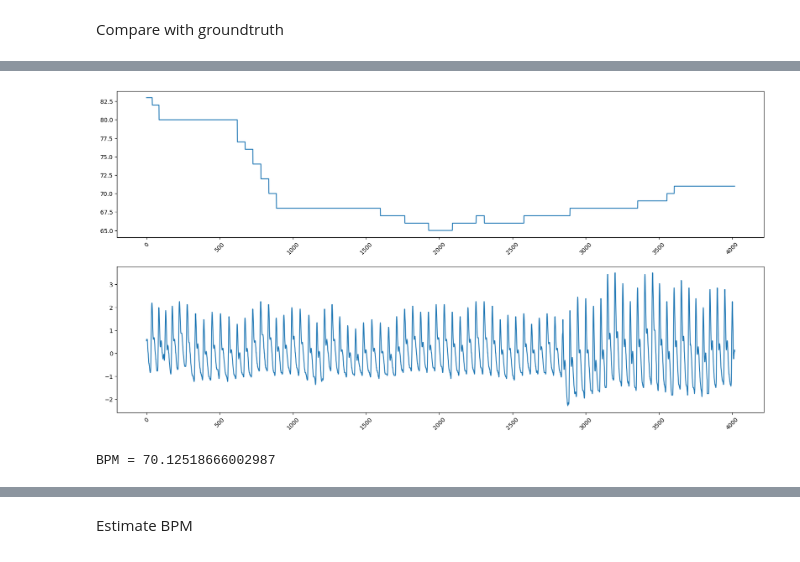
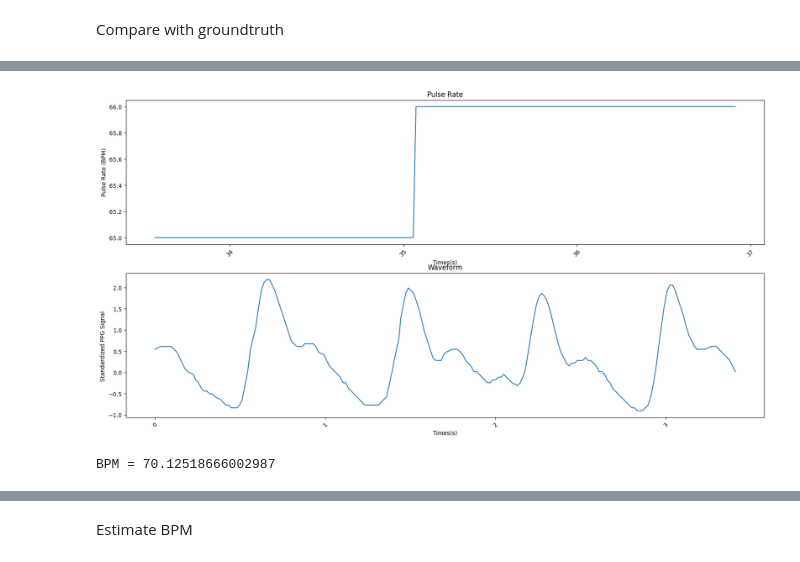
Before and after one commit to Ren1100/remote-PPG, a Jupyter notebook: test.ipynb, the cells around one changed output, grey strips where cells are left out. Saved outputs shown, nothing was run; the diff lists cells and outputs as text; code cells hidden in the pictures.

```diff
--- a/test.ipynb
+++ b/test.ipynb
@@ -13,10 +13,10 @@ import pandas as pd
 # %% [markdown]
 Load File
 # %%
-subject_name = '01-01'
+subject_name = '01-01/'
 dataset_path = 'PURE/'
 
-img_frame_path = dataset_path + subject_name + '/01-01/'
+img_frame_path = dataset_path + subject_name + subject_name
 
 png_list = glob(img_frame_path + '*.png')
 png_list.sort(key=lambda f: int(''.join(filter(str.isdigit, f))))
@@ -203,23 +213,17 @@ for file_name in png_list:
 
 # print(len(timestamps))
 
-formatted_times = []
+durations = []
 for ts in timestamps:
     # Convert nanoseconds to seconds
     timestamp_sec = int(ts) / 1e9
 
-    # Create a datetime object for the integer part of the timestamp
-    time = dt.datetime.fromtimestamp(timestamp_sec)
+    durations.append(timestamp_sec)
 
-    # Get the fractional seconds (2 decimal places)
-    fractional_sec = f"{timestamp_sec % 60:.2f}"
 
-    # Combine the minute and second part from the datetime object with fractional seconds
-    formatted_time = time.strftime("%M:%S") + fractional_sec[2:]  # Skip leading '0' in fractional seconds
-    formatted_times.append(formatted_time)
-
-formatted_times = sorted(formatted_times)
 # Print formatted times and original timestamps
 # print(len(formatted_times))
-# print(formatted_times[:5])
+first_duration = durations[0]
+video_durations = [duration - first_duration for duration in durations]
+print(video_durations[:15])
 # print(timestamps[:5])
@@ -328,57 +334,53 @@ pulseRate = [entry["Value"]["pulseRate"] for entry in full_package_data]
 frame_package = [entry["FrameID"] for entry in full_package_data]
 waveform = (waveform-np.mean(waveform))/np.std(waveform)
 
-print(timestamps_package[:5])
+# print(timestamps_package[:5])
 
-## Converting Timestamps
-# formatted_times_package = []
-# for ts in timestamps_package:
-#     # Convert nanoseconds to seconds
-#     timestamp_sec = int(ts) / 1e9
+# Converting Timestamps
+duration_packages = []
+for ts in timestamps_package:
+    # Convert nanoseconds to seconds
+    timestamp_sec = int(ts) / 1e9
 
-#     # Create a datetime object for the integer part of the timestamp
-#     time = dt.datetime.fromtimestamp(timestamp_sec)
-
-#     # Get the fractional seconds (2 decimal places)
-#     fractional_sec = f"{timestamp_sec % 60:.2f}"
-
-#     # Combine the minute and second part from the datetime object with fractional seconds
-#     formatted_time = time.strftime("%M:%S") + fractional_sec[2:]  # Skip leading '0' in fractional seconds
-#     formatted_times_package.append(formatted_time)
-
-# formatted_times_package = sorted(formatted_times_package)
+    duration_packages.append(timestamp_sec)
 
 
+first_duration_package = duration_packages[0]
+oxymeter_durations = [duration_package - first_duration_package for duration_package in duration_packages]
+print(oxymeter_durations[:15])
+print(len(waveform))
 
+plt.figure(figsize=(20,10))
+# plt.subplot(2,1,1)
+# plt.plot(pulseRate)
+# plt.gca().xaxis.set_major_locator(MaxNLocator(integer=True, nbins=10))  # Set the number of x-ticks to 10
+# plt.xticks(rotation=45)  # Rotate labels for better readability
 
-# print(formatted_times_package[:5])
-plt.figure(figsize=(20,10))
-plt.subplot(2,1,1)
-plt.plot(pulseRate)
-plt.gca().xaxis.set_major_locator(MaxNLocator(integer=True, nbins=10))  # Set the number of x-ticks to 10
+# plt.subplot(2,1,2)
+# plt.plot(waveform)
+# plt.gca().xaxis.set_major_locator(MaxNLocator(integer=True, nbins=10))  # Set the number of x-ticks to 10
+# plt.xticks(rotation=45)  # Rotate labels for better readability
+# plt.show()
+
+#plotting against converted timestamps
+# Plot pulse rate
+plt.subplot(2, 1, 1)
+plt.plot(oxymeter_durations[2000:2200], pulseRate[2000:2200])
+plt.gca().xaxis.set_major_locator(MaxNLocator(integer=True, nbins=10))  # Set number of x-ticks to 10
 plt.xticks(rotation=45)  # Rotate labels for better readability
+plt.title("Pulse Rate")
+plt.xlabel("Times(s)")  # Label x-axis
+plt.ylabel("Pulse Rate (BPM)")  # Label y-axis with unit
 
-plt.subplot(2,1,2)
-plt.plot(waveform)
-plt.gca().xaxis.set_major_locator(MaxNLocator(integer=True, nbins=10))  # Set the number of x-ticks to 10
+# Plot waveform
+plt.subplot(2, 1, 2)
+plt.plot(oxymeter_durations[:200], waveform[:200])
+plt.gca().xaxis.set_major_locator(MaxNLocator(integer=True, nbins=10))  # Set number of x-ticks to 10
 plt.xticks(rotation=45)  # Rotate labels for better readability
+plt.title("Waveform")
+plt.xlabel("Times(s)")  # Label x-axis
+plt.ylabel("Standardized PPG Signal ")  # Label y-axis with unit
 plt.show()
-
-##plotting against converted timestamps
-# # Plot pulse rate
-# plt.subplot(2, 1, 1)
-# plt.plot(filtered_times, filtered_pulseRate)
-# plt.gca().xaxis.set_major_locator(MaxNLocator(integer=True, nbins=10))  # Set number of x-ticks to 10
-# plt.xticks(rotation=45)  # Rotate labels for better readability
-# plt.title("Pulse Rate")
-
-# # Plot waveform
-# plt.subplot(2, 1, 2)
-# plt.plot(filtered_times, filtered_waveform)
-# plt.gca().xaxis.set_major_locator(MaxNLocator(integer=True, nbins=10))  # Set number of x-ticks to 10
-# plt.xticks(rotation=45)  # Rotate labels for better readability
-# plt.title("Waveform")
-# plt.show()
 
 print(f"BPM = {np.mean(pulseRate)}")
 # print(len(timestamps_package))
@@ -390,2 +393,2 @@ print(f"BPM = {np.mean(pulseRate)}")
-[figure, old version]
+[figure, new version]
 BPM = 70.12518666002987
```
Also changed, not shown: parts of 18 cells of this notebook.
